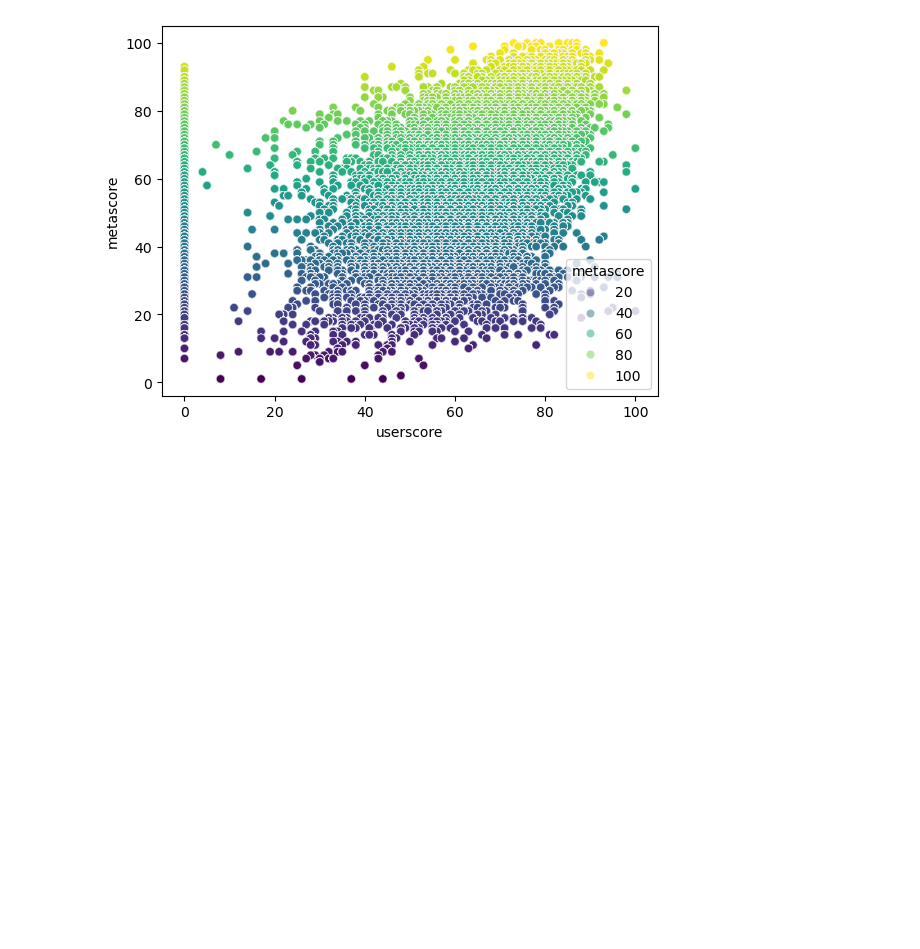
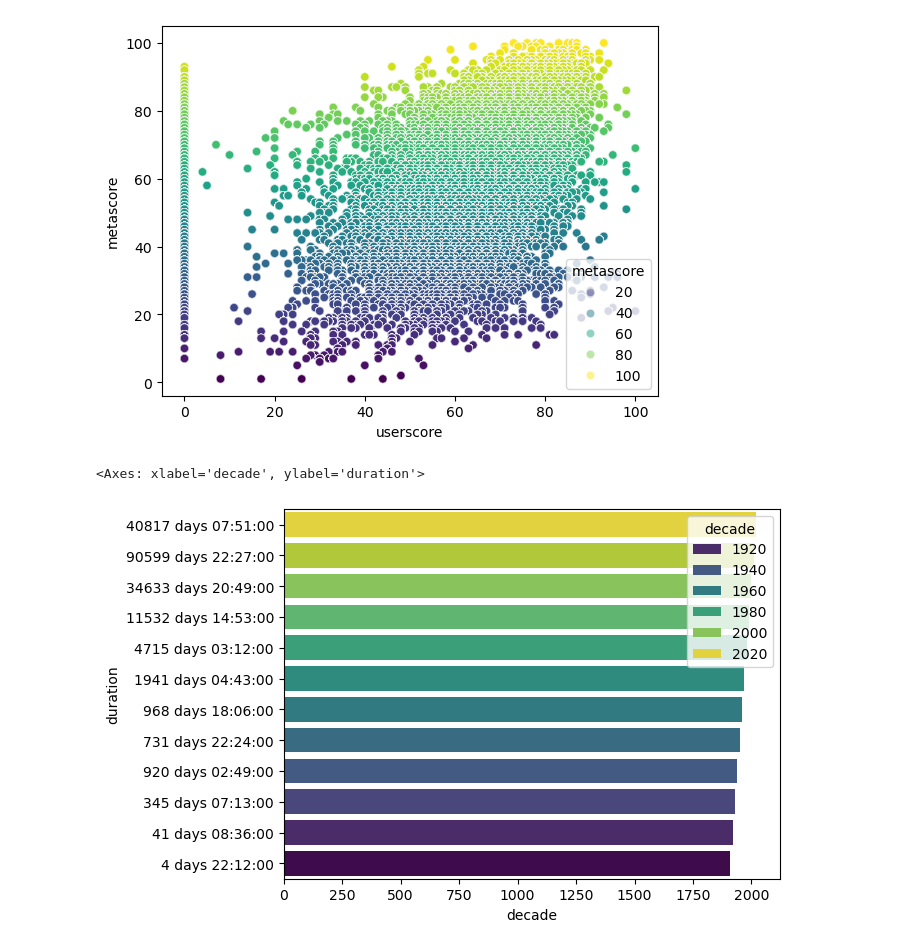
Before and after one commit to ZygimantasB/polars_library, a Jupyter notebook: kaggle/movies_new.ipynb, the cells around one changed output. Saved outputs shown, nothing was run; the diff lists cells and outputs as text; code cells hidden in the pictures; blank space fills up the shorter version.

```diff
--- a/kaggle/movies_new.ipynb
+++ b/kaggle/movies_new.ipynb
@@ -309,3 +313,28 @@ sns.scatterplot(
 plt.show()
 # %% [output]
 [figure]
+# %%
+df_joined = df_joined.with_columns(
+    ((pl.col('releaseDate').dt.year() // 10) * 10).alias('decade'),
+)
+# %%
+decade_duration = df_joined.select(
+    'decade', 'duration'
+).group_by(
+    pl.col('decade')
+).agg(
+    pl.sum('duration').alias('duration'),
+).filter(
+    pl.col('decade').is_not_null()
+).sort(by='decade', descending=True)
+# %%
+sns.barplot(
+    data=decade_duration.to_pandas(),
+    x='decade',
+    y='duration',
+    hue='decade',
+    palette='viridis'
+)
+# %% [output]
+<Axes: xlabel='decade', ylabel='duration'>
+[figure, added]
```
Also changed, not shown: parts of 1 cell of this notebook.
